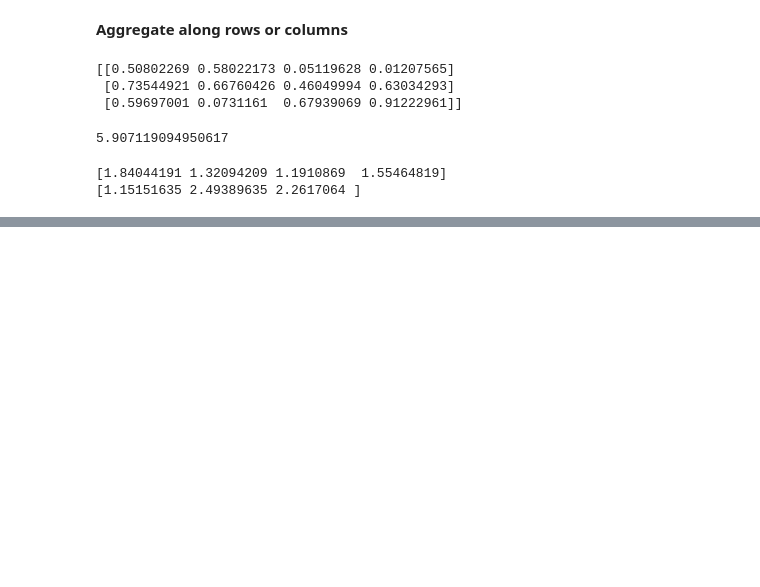
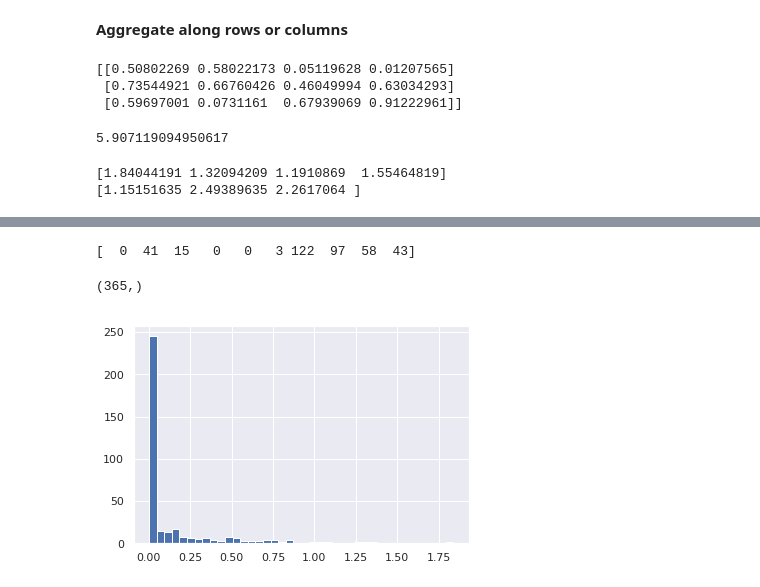
Before and after one commit to yanayang01/jupyter-notebooks, a Jupyter notebook: numpy-playground.ipynb, the cells around one changed output, grey strips where cells are left out. Drawn from its saved outputs; the diff is of its cells as text; code cells hidden in the pictures; blank space fills up the shorter version.

```diff
--- a/numpy-playground.ipynb
+++ b/numpy-playground.ipynb
@@ -379,0 +626,14 @@ print(m.sum(axis=1)) # sum each row
+# %%
+import numpy as np
+import pandas as pd
+
+# extract rainfall as a numpy array
+rainfall = pd.read_csv('data/Seattle2014.csv')['PRCP'].values
+print(rainfall[0:10])
+# %% [output]
+[  0  41  15   0   0   3 122  97  58  43]
+# %%
+inches = rainfall / 254.0 # convert mm to inches
+inches.shape # 365 days of data
+# %% [output]
+(365,)
@@ -379,0 +645,4 @@ print(m.sum(axis=1)) # sum each row
+# %%
+plt.hist(inches, 40);
+# %% [output]
+[figure, added]
```
Also changed, not shown: parts of 119 cells of this notebook, 1 other file.
